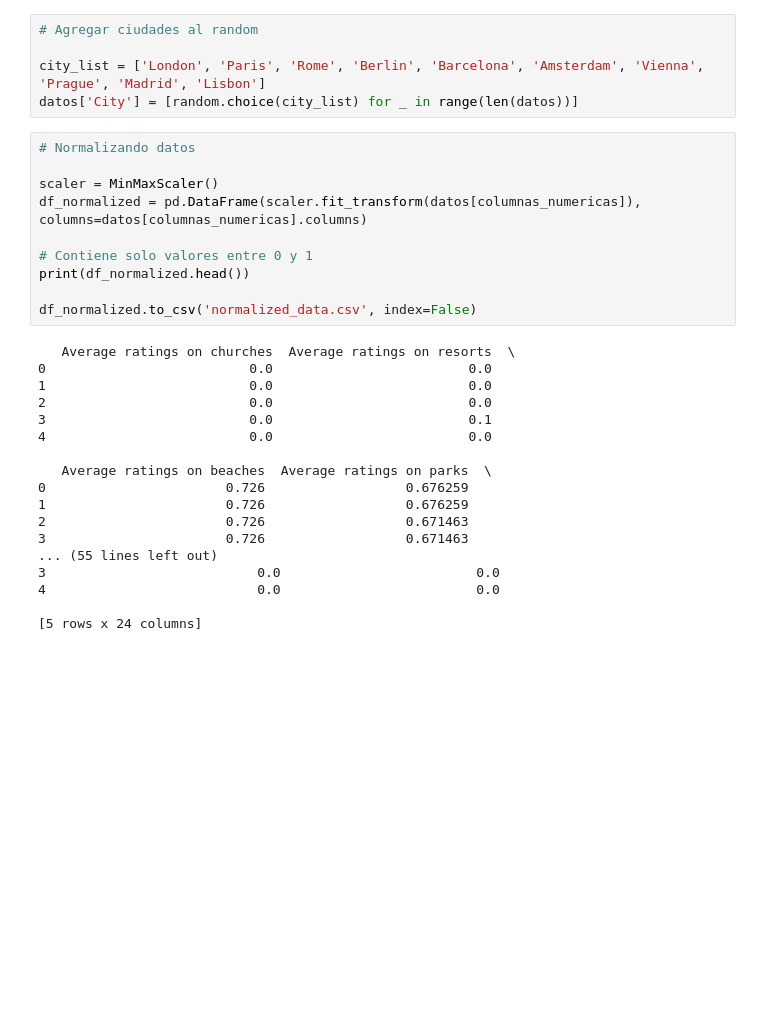
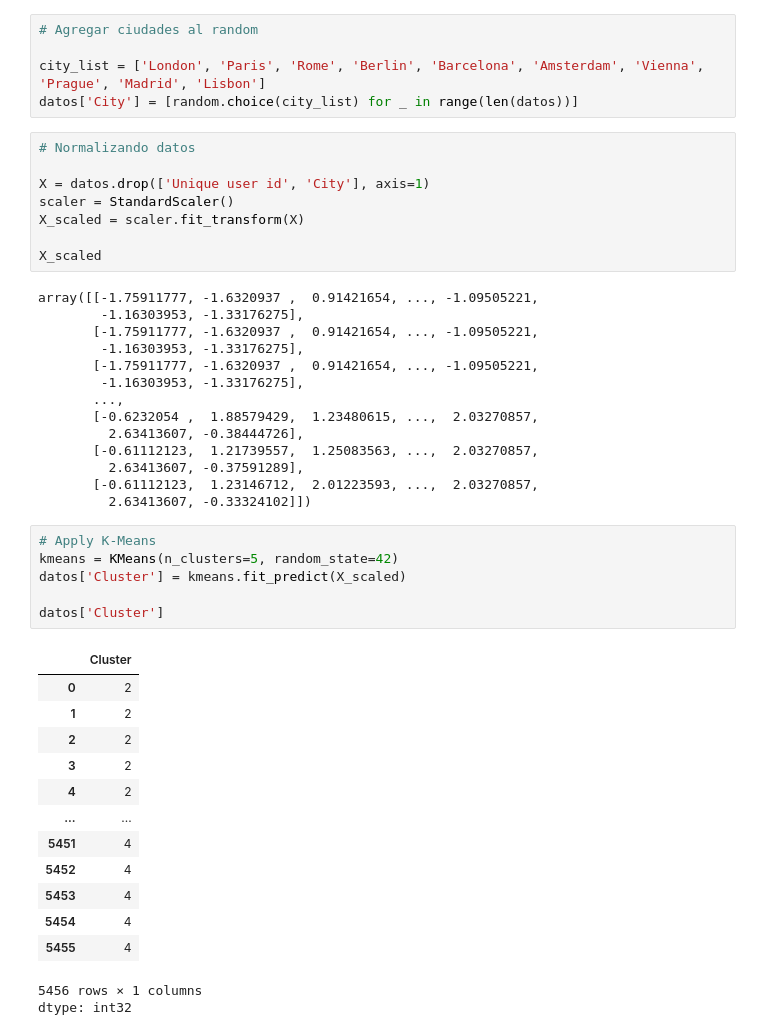
Before and after one commit to gabrielaaguiv5/ProjectI, a Jupyter notebook: notebooks/01_eda_overview.ipynb, the cells around one changed output. Saved outputs shown, nothing was run; the diff lists cells and outputs as text; blank space fills up the shorter version.

```diff
--- a/notebooks/01_eda_overview.ipynb
+++ b/notebooks/01_eda_overview.ipynb
@@ -443,28 +447,43 @@ datos['City'] = [random.choice(city_list) for _ in range(len(datos))]
 # %%
 # Normalizando datos
 
-scaler = MinMaxScaler()
-df_normalized = pd.DataFrame(scaler.fit_transform(datos[columnas_numericas]), columns=datos[columnas_numericas].columns)
+X = datos.drop(['Unique user id', 'City'], axis=1)
+scaler = StandardScaler()
+X_scaled = scaler.fit_transform(X)
 
-# Contiene solo valores entre 0 y 1
-print(df_normalized.head())
-
-df_normalized.to_csv('normalized_data.csv', index=False)
+X_scaled
 # %% [output]
-   Average ratings on churches  Average ratings on resorts  \
-0                          0.0                         0.0
-1                          0.0                         0.0
-2                          0.0                         0.0
-3                          0.0                         0.1
-4                          0.0                         0.0
-
-   Average ratings on beaches  Average ratings on parks  \
-0                       0.726                  0.676259
-1                       0.726                  0.676259
-2                       0.726                  0.671463
-3                       0.726                  0.671463
-... (55 lines left out)
-3                           0.0                         0.0
-4                           0.0                         0.0
-
-[5 rows x 24 columns]
+array([[-1.75911777, -1.6320937 ,  0.91421654, ..., -1.09505221,
+        -1.16303953, -1.33176275],
+       [-1.75911777, -1.6320937 ,  0.91421654, ..., -1.09505221,
+        -1.16303953, -1.33176275],
+       [-1.75911777, -1.6320937 ,  0.91421654, ..., -1.09505221,
+        -1.16303953, -1.33176275],
+       ...,
+       [-0.6232054 ,  1.88579429,  1.23480615, ...,  2.03270857,
+         2.63413607, -0.38444726],
+       [-0.61112123,  1.21739557,  1.25083563, ...,  2.03270857,
+         2.63413607, -0.37591289],
+       [-0.61112123,  1.23146712,  2.01223593, ...,  2.03270857,
+         2.63413607, -0.33324102]])
+# %%
+# Apply K-Means
+kmeans = KMeans(n_clusters=5, random_state=42)
+datos['Cluster'] = kmeans.fit_predict(X_scaled)
+
+datos['Cluster']
+# %% [output]
+|  | Cluster |
+| 0 | 2 |
+| 1 | 2 |
+| 2 | 2 |
+| 3 | 2 |
+| 4 | 2 |
+| ... | ... |
+| 5451 | 4 |
+| 5452 | 4 |
+| 5453 | 4 |
+| 5454 | 4 |
+| 5455 | 4 |
+5456 rows × 1 columns
+dtype: int32
```
Also changed, not shown: parts of 3 cells of this notebook.
